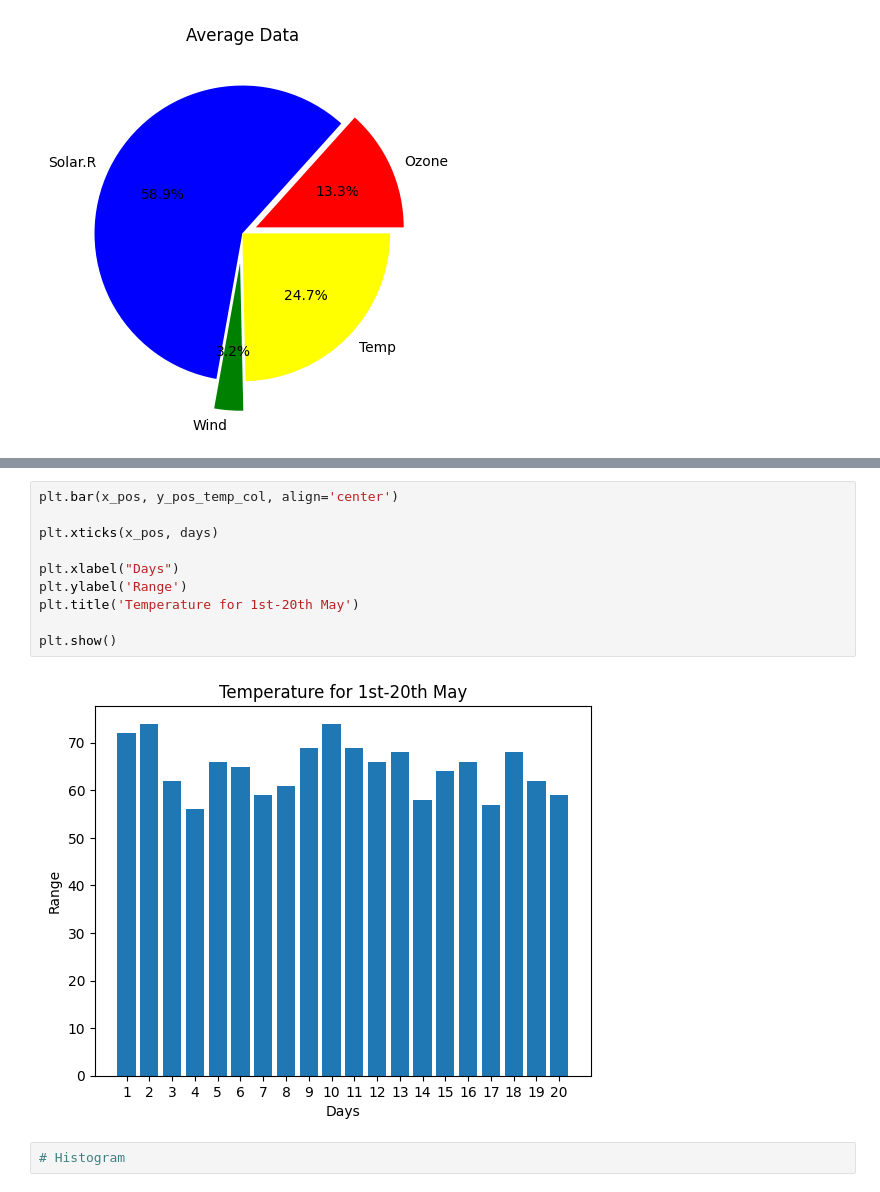
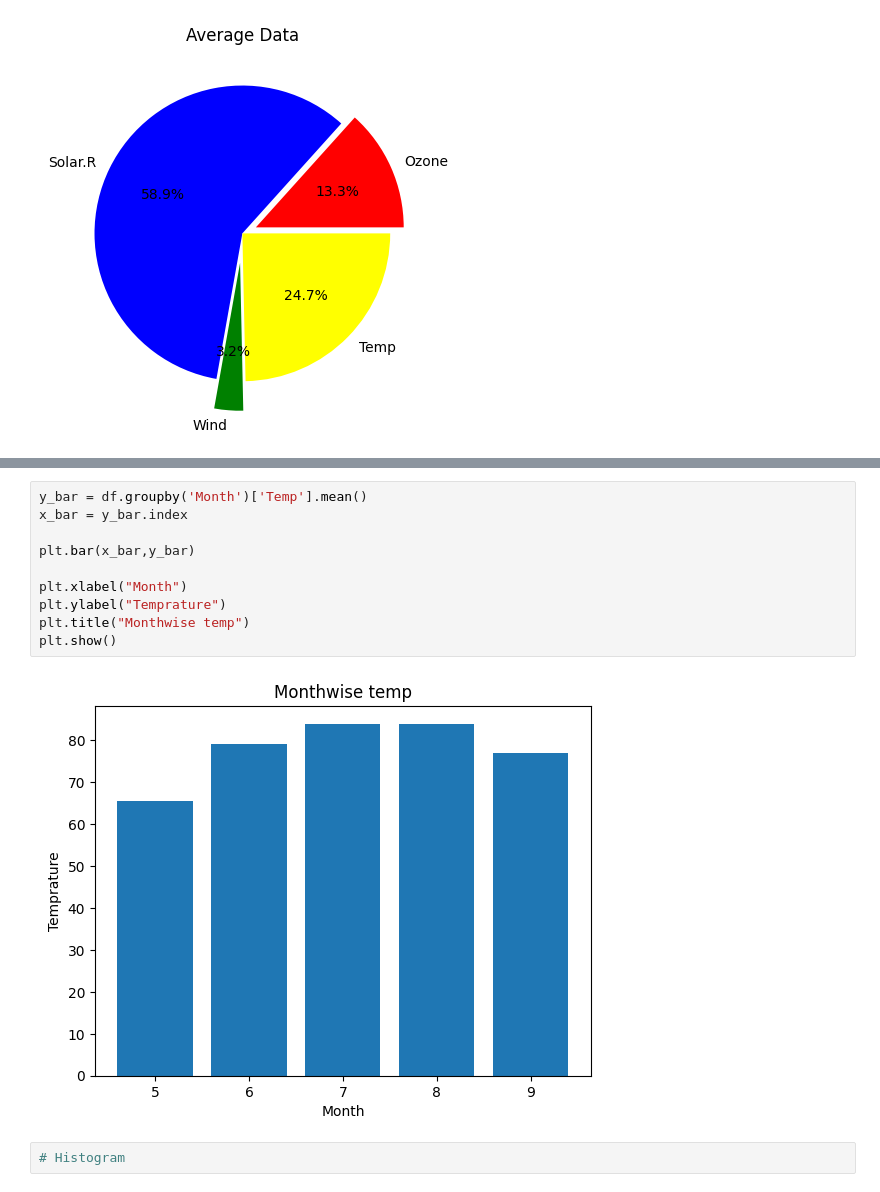
Before and after one commit to Pankaj-Ksh/All-Lab-Big-Data, a Jupyter notebook: 3_visualize(Air).ipynb, the cells around one changed output, grey strips where cells are left out. Drawn from its saved outputs; the diff is of its cells as text.

```diff
--- a/3_visualize(Air).ipynb
+++ b/3_visualize(Air).ipynb
@@ -142,15 +114,15 @@ days = range(1, 21)
-# %%
-plt.bar(x_pos, y_pos_temp_col, align='center')
-
-plt.xticks(x_pos, days)
-
-plt.xlabel("Days")
-plt.ylabel('Range')
-plt.title('Temperature for 1st-20th May')
-
-plt.show()
-# %% [output]
-[figure, removed]
+# %%
+y_bar = df.groupby('Month')['Temp'].mean()
+x_bar = y_bar.index
+
+plt.bar(x_bar,y_bar)
+
+plt.xlabel("Month")
+plt.ylabel("Temprature")
+plt.title("Monthwise temp")
+plt.show()
+# %% [output]
+[figure, added]
 # %%
 # Histogram
 # %%
```
Also changed, not shown: parts of 11 cells of this notebook, 10 other files.
